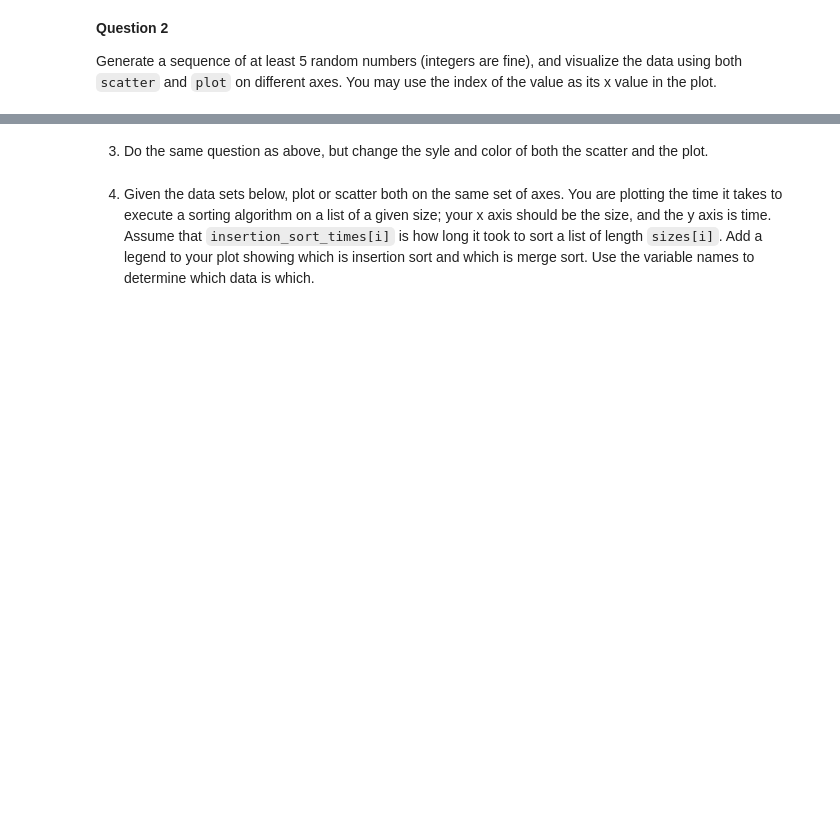
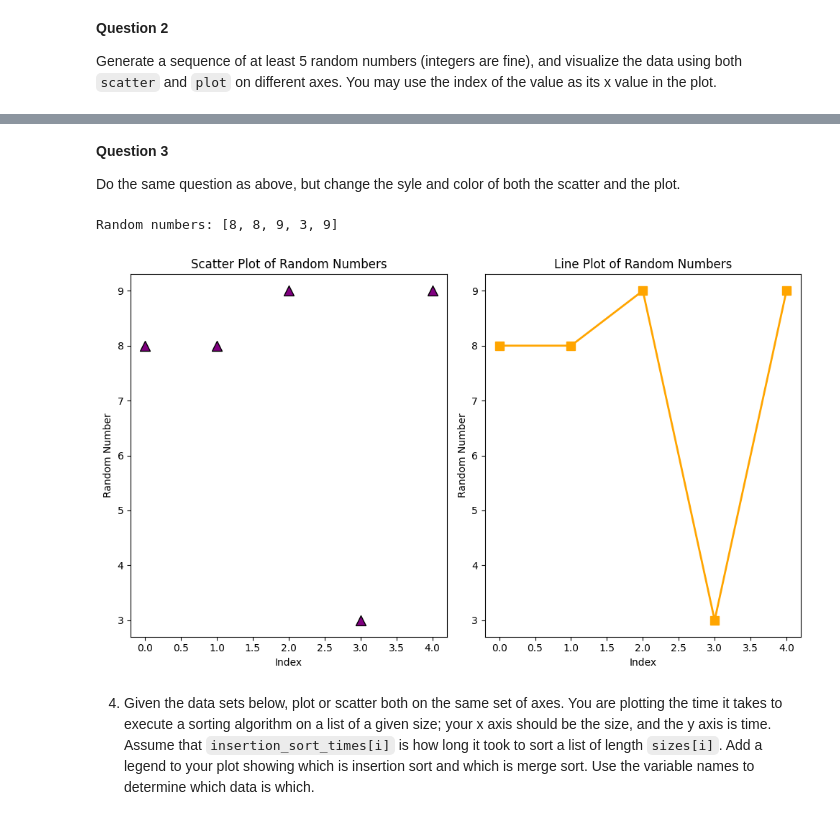
Before and after one commit to drodmay1/pyplot, a Jupyter notebook: pyplot.ipynb, the cells around one changed output, grey strips where cells are left out. Saved outputs shown, nothing was run; the diff lists cells and outputs as text; code cells hidden in the pictures; blank space fills up the shorter version.

```diff
--- a/pyplot.ipynb
+++ b/pyplot.ipynb
@@ -87,5 +86,39 @@ Random_numbers: [5, 8, 2, 9, 7]
 # %% [markdown]
-3. Do the same question as above, but change the syle and color of both the scatter and the plot.
+**Question 3**
+
+Do the same question as above, but change the syle and color of both the scatter and the plot.
+# %%
+import matplotlib.pyplot as plt
+import random
+
+# Generate a sequence of 5 random integers
+random_numbers = [random.randint(1, 10) for _ in range(5)]
+print("Random numbers:", random_numbers)
+x_values = list(range(len(random_numbers)))
+
+# Create a figure
+plt.figure(figsize=(10, 6))
+
+# Create plot 1
+plt.subplot(1, 2, 1)
+plt.scatter(x_values, random_numbers, color='purple', marker='^', s=100, edgecolor='black')
+plt.title('Scatter Plot of Random Numbers')
+plt.xlabel('Index')
+plt.ylabel('Random Number')
+
+# Create plot 2
+plt.subplot(1, 2, 2)
+plt.plot(x_values, random_numbers, color='orange', marker='s', linestyle='-', linewidth=2, markersize=8)
+plt.title('Line Plot of Random Numbers')
+plt.xlabel('Index')
+plt.ylabel('Random Number')
+
+# Display the plots
+plt.tight_layout()
+plt.show()
+# %% [output]
+Random numbers: [8, 8, 9, 3, 9]
+[figure, added]
 # %% [markdown]
 4. Given the data sets below, plot or scatter both on the same set of axes.  You are plotting the time it takes to execute a sorting algorithm on a list of a given size; your x axis should be the size, and the y axis is time.  Assume that `insertion_sort_times[i]` is how long it took to sort a list of length `sizes[i]`.  Add a legend to your plot showing which is insertion sort and which is merge sort.  Use the variable names to determine which data is which.
 # %%
```
Also changed, not shown: parts of 1 cell of this notebook.
